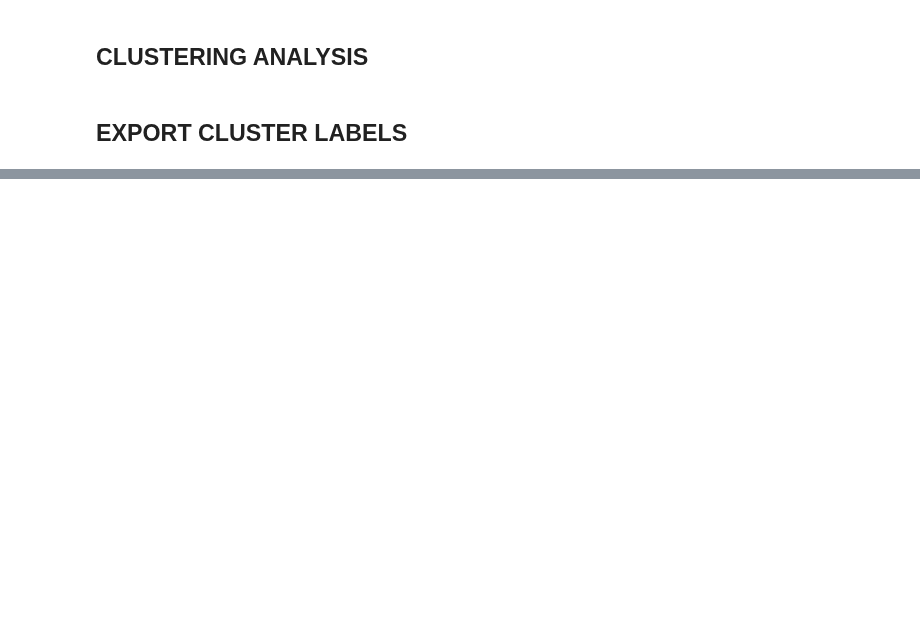
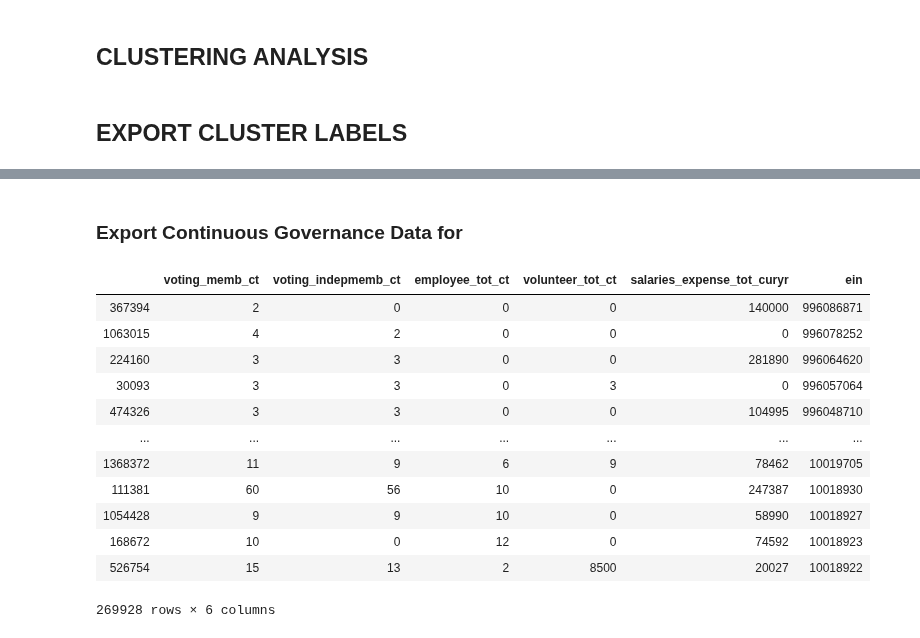
Before and after one commit to mrkjhsn/Not_for_Profit_Compensation_Modeling, a Jupyter notebook: 03.governance_data_prep.ipynb, the cells around one changed output, grey strips where cells are left out. Saved outputs shown, nothing was run; the diff lists cells and outputs as text; code cells hidden in the pictures; blank space fills up the shorter version.

```diff
--- a/03.governance_data_prep.ipynb
+++ b/03.governance_data_prep.ipynb
@@ -340,0 +360,19 @@ sns.pairplot(df[['voting_memb_ct',
+# %% [markdown]
+### Export Continuous Governance Data for
+# %%
+pd.concat([df.loc[:, 'voting_memb_ct' : 'salaries_expense_tot_curyr'],
+           df.loc[:,'ein']], axis=1)
+# %% [output]
+|  | voting_memb_ct | voting_indepmemb_ct | employee_tot_ct | volunteer_tot_ct | salaries_expense_tot_curyr | ein |
+| 367394 | 2 | 0 | 0 | 0 | 140000 | 996086871 |
+| 1063015 | 4 | 2 | 0 | 0 | 0 | 996078252 |
+| 224160 | 3 | 3 | 0 | 0 | 281890 | 996064620 |
+| 30093 | 3 | 3 | 0 | 3 | 0 | 996057064 |
+| 474326 | 3 | 3 | 0 | 0 | 104995 | 996048710 |
+| ... | ... | ... | ... | ... | ... | ... |
+| 1368372 | 11 | 9 | 6 | 9 | 78462 | 10019705 |
+| 111381 | 60 | 56 | 10 | 0 | 247387 | 10018930 |
+| 1054428 | 9 | 9 | 10 | 0 | 58990 | 10018927 |
+| 168672 | 10 | 0 | 12 | 0 | 74592 | 10018923 |
+| 526754 | 15 | 13 | 2 | 8500 | 20027 | 10018922 |
+269928 rows × 6 columns
```
Also changed, not shown: parts of 22 cells of this notebook.
